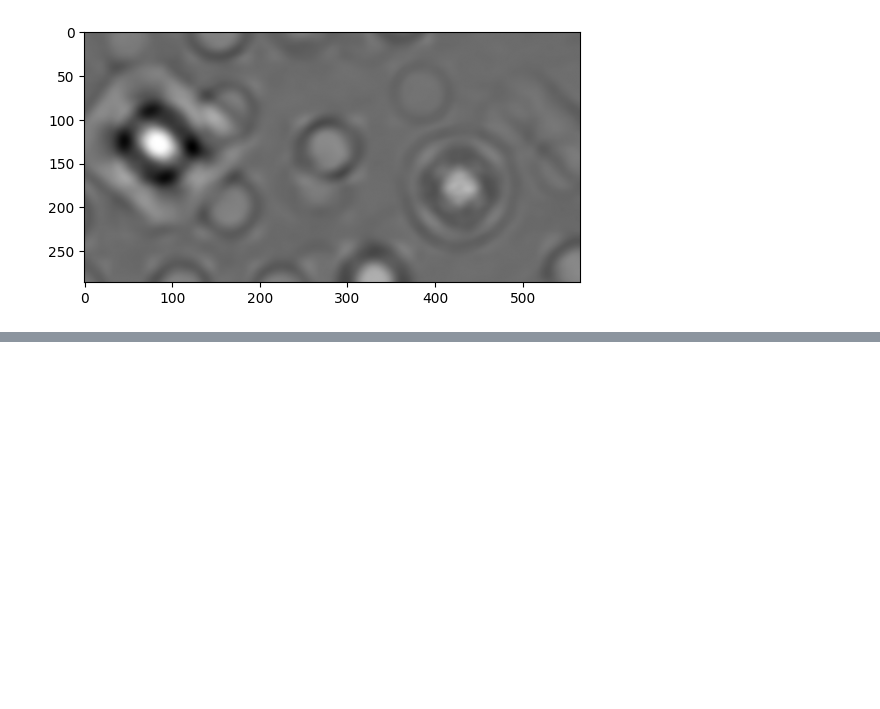
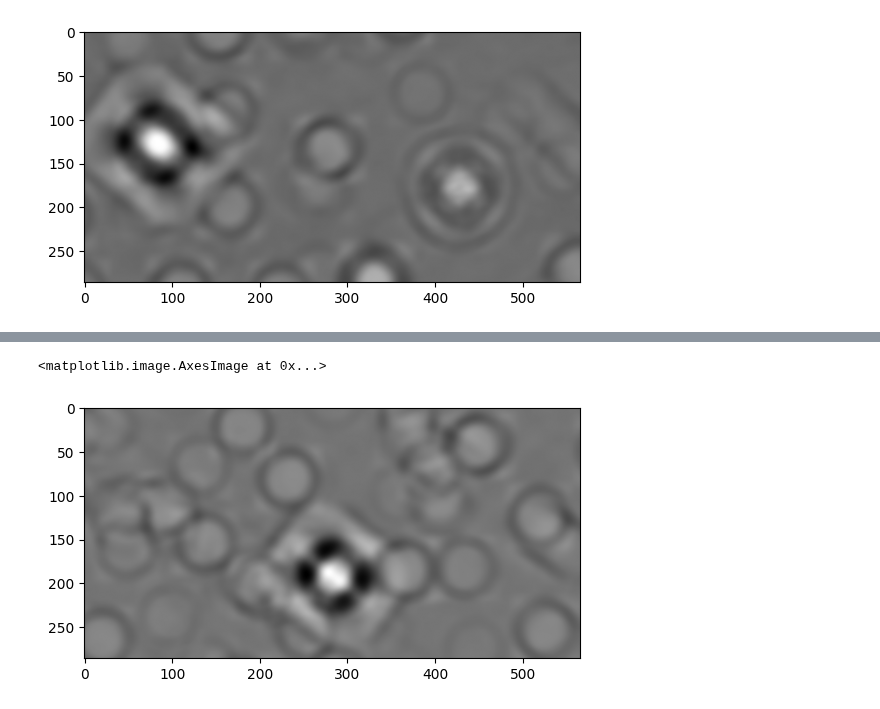
Before and after one commit to jclundy/aer1217_labs, a Jupyter notebook: lab3/lab3-notebook.ipynb, the cells around one changed output, grey strips where cells are left out. Saved outputs shown, nothing was run; the diff lists cells and outputs as text; code cells hidden in the pictures; blank space fills up the shorter version.

```diff
--- a/lab3/lab3-notebook.ipynb
+++ b/lab3/lab3-notebook.ipynb
@@ -156,0 +155,5 @@ plt.imshow(res, cmap='gray')
+# %%
+plt.imshow(res, cmap='gray')
+# %% [output]
+<matplotlib.image.AxesImage at 0x...>
+[figure, added]
```
Also changed, not shown: parts of 16 cells of this notebook.
